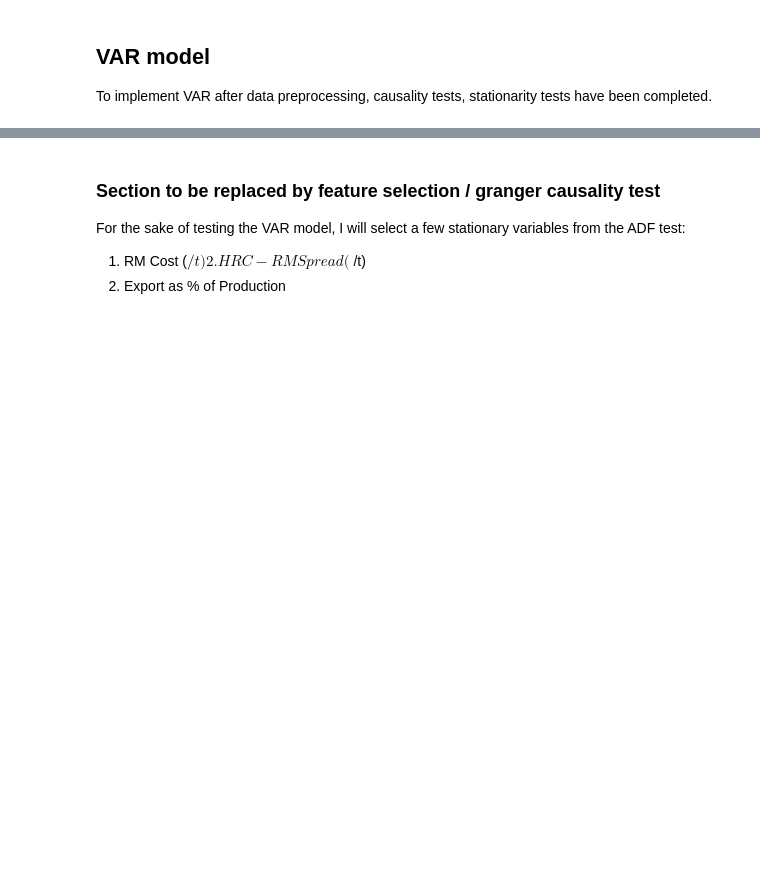
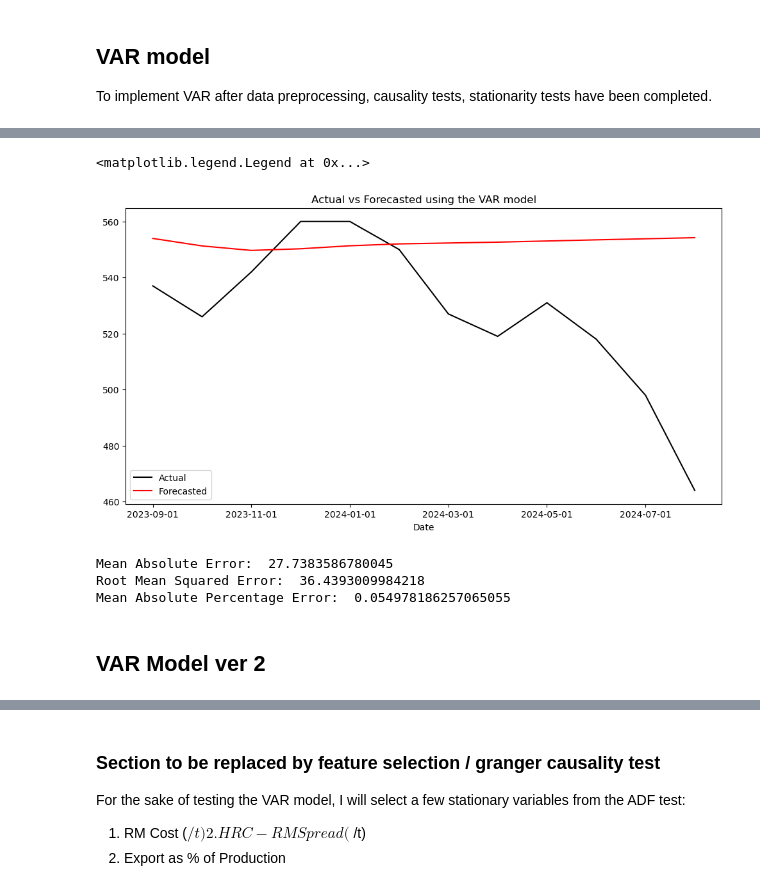
Before and after one commit to nguyenhpnguyen/BT4103-Business-Analytics-Capstone-Project, a Jupyter notebook: notebook/var.ipynb, the cells around one changed output, grey strips where cells are left out. Cells and saved outputs as stored; diff of their text form; code cells hidden in the pictures; blank space fills up the shorter version.

```diff
--- a/notebook/var.ipynb
+++ b/notebook/var.ipynb
@@ -18,0 +123,4 @@ warnings.filterwarnings("ignore")
+# %%
+# As lag 2 gives the lowest AIC value, to fit it accordingly in the model
+model_fitted = model.fit(2)
+model_fitted.summary()
@@ -18,0 +168,5 @@ warnings.filterwarnings("ignore")
+# %%
+# Using the last 2 observations (since lag order is 2) to forecast the following periods
+lag_order = model_fitted.k_ar
+forecast_input = final_df_train_differenced.values[-lag_order:]
+forecast_input
@@ -18,0 +176,5 @@ warnings.filterwarnings("ignore")
+# %%
+# Forecast the following 12 periods (length of test set)
+fc = model_fitted.forecast(y=forecast_input, steps=nobs)
+df_forecast = pd.DataFrame(fc, index=final_df_test.index, columns=final_df_test.columns + '_1d')
+df_forecast
@@ -18,0 +196,16 @@ warnings.filterwarnings("ignore")
+# %%
+# De-difference forecasted results
+def invert_transformation(df_train, df_forecast, second_diff=False):
+    """Revert back the differencing to get the forecast to original scale."""
+    df_fc = df_forecast.copy()
+    columns = df_train.columns
+    for col in columns:
+        # Roll back 2nd Diff
+        if second_diff:
+            df_fc[str(col)+'_1d'] = (df_train[col].iloc[-1]-df_train[col].iloc[-2]) + df_fc[str(col)+'_2d'].cumsum()
+        # Roll back 1st Diff
+        df_fc[str(col)+'_forecast'] = df_train[col].iloc[-1] + df_fc[str(col)+'_1d'].cumsum()
+    return df_fc
+
+df_forecast_processed = invert_transformation(final_df_train, df_forecast)
+df_forecast_processed
@@ -19,3 +227,33 @@ warnings.filterwarnings("ignore")
+# %%
+# Compare forecasted with actual results
+fig, ax = plt.subplots(figsize=(12, 6))
+
+final_df_test['HRC \n(FOB, $/t)'].plot(color='k', label='Actual')
+df_forecast_processed['HRC \n(FOB, $/t)_forecast'].plot(color='r', label='Forecasted')
+
+plt.title('Actual vs Forecasted using the VAR model')
+ax.legend()
+# %% [output]
+<matplotlib.legend.Legend at 0x...>
+[figure, added]
+# %%
+# Error metrics
+
+forecast = df_forecast_processed['HRC \n(FOB, $/t)_forecast'].values
+actual = final_df_test['HRC \n(FOB, $/t)']
+
+mae = np.mean(np.abs(forecast - actual))
+rmse = np.mean((forecast - actual)**2)**.5
+mape = np.mean(np.abs(forecast - actual)/np.abs(actual))
+print('Mean Absolute Error: ', mae)
+print('Root Mean Squared Error: ', rmse)
+print('Mean Absolute Percentage Error: ', mape)
+# %% [output]
+Mean Absolute Error:  27.7383586780045
+Root Mean Squared Error:  36.4393009984218
+Mean Absolute Percentage Error:  0.054978186257065055
+# %% [markdown]
+## VAR Model ver 2
 # %%
 # Read csv
 file_path = '../data/final/wo_na.csv'
```
Also changed, not shown: parts of 35 cells of this notebook.
